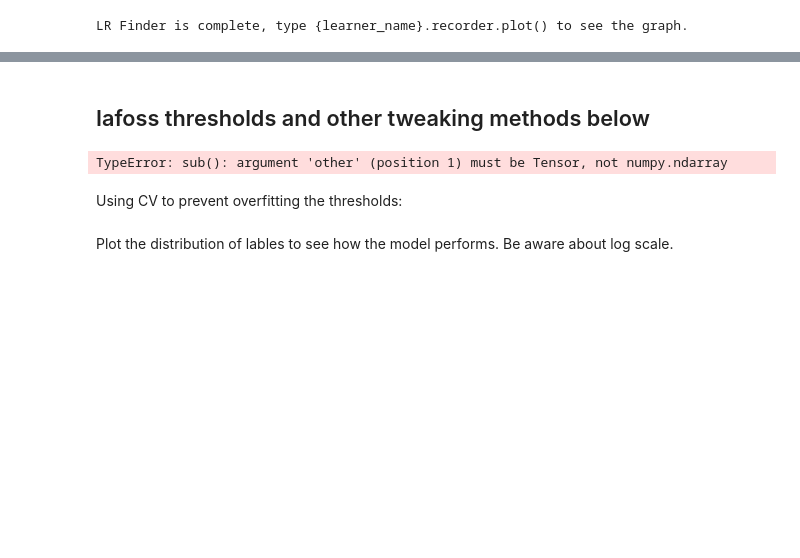
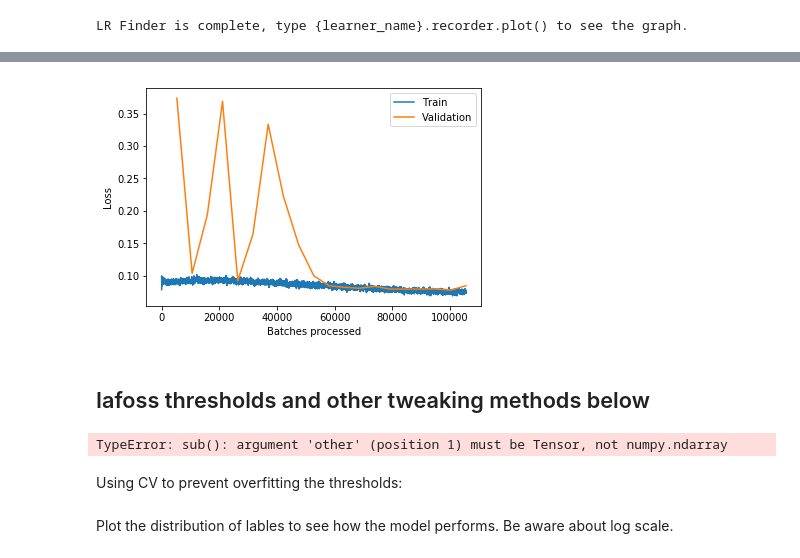
Before and after one commit to yuv4r4j/protein-atlas-fastai, a Jupyter notebook: Haider-resnet50_basic_datablocks-v14.ipynb, the cells around one changed output, grey strips where cells are left out. Saved outputs shown, nothing was run; the diff lists cells and outputs as text; code cells hidden in the pictures; blank space fills up the shorter version.

```diff
--- a/Haider-resnet50_basic_datablocks-v14.ipynb
+++ b/Haider-resnet50_basic_datablocks-v14.ipynb
@@ -152,2 +127,2 @@ y: MultiCategoryList (21135 items)
 # %%
-learn.fit_one_cycle(5, slice(3e-5/4, lr/5))
+learn.fit_one_cycle(20, slice(3e-5/4, lr/5))
@@ -158,3 +152,7 @@ learn.fit_one_cycle(5, slice(3e-5/4, lr/5))
+# %%
+learn.recorder.plot_losses()
+# %% [output]
+[figure, added]
 # %%
 learn.save('stage-2-rn50_sz512_both')
 # %%
```
Also changed, not shown: parts of 10 cells of this notebook, 10 other files.
